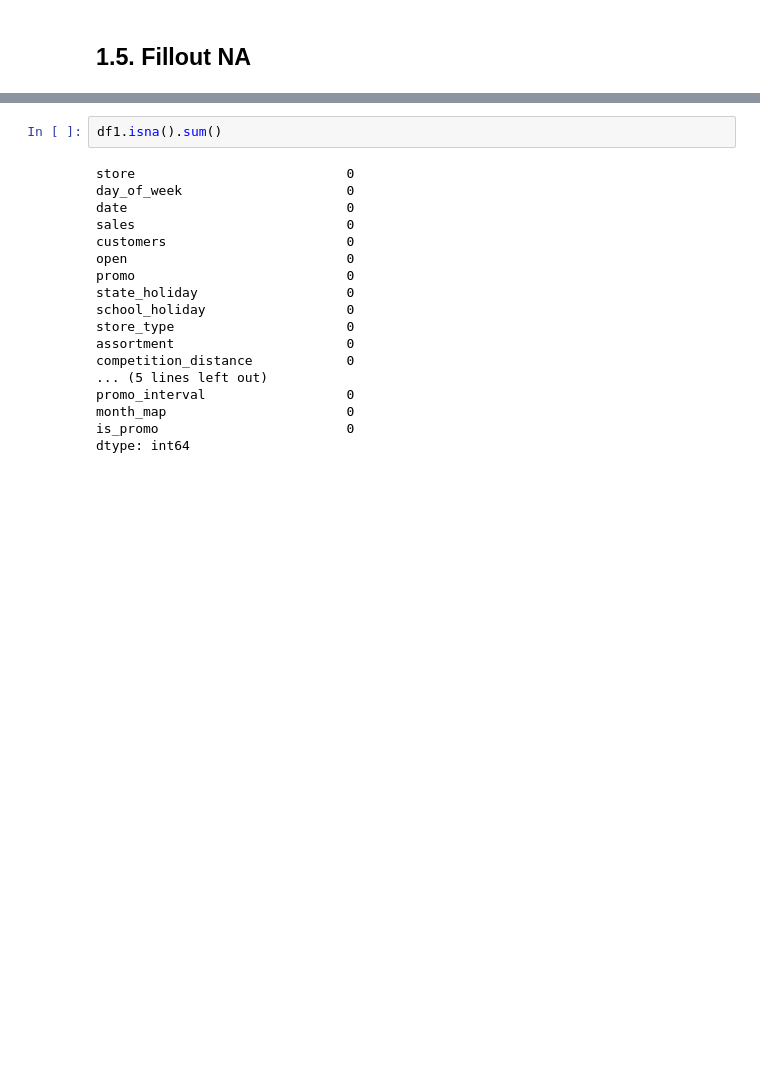
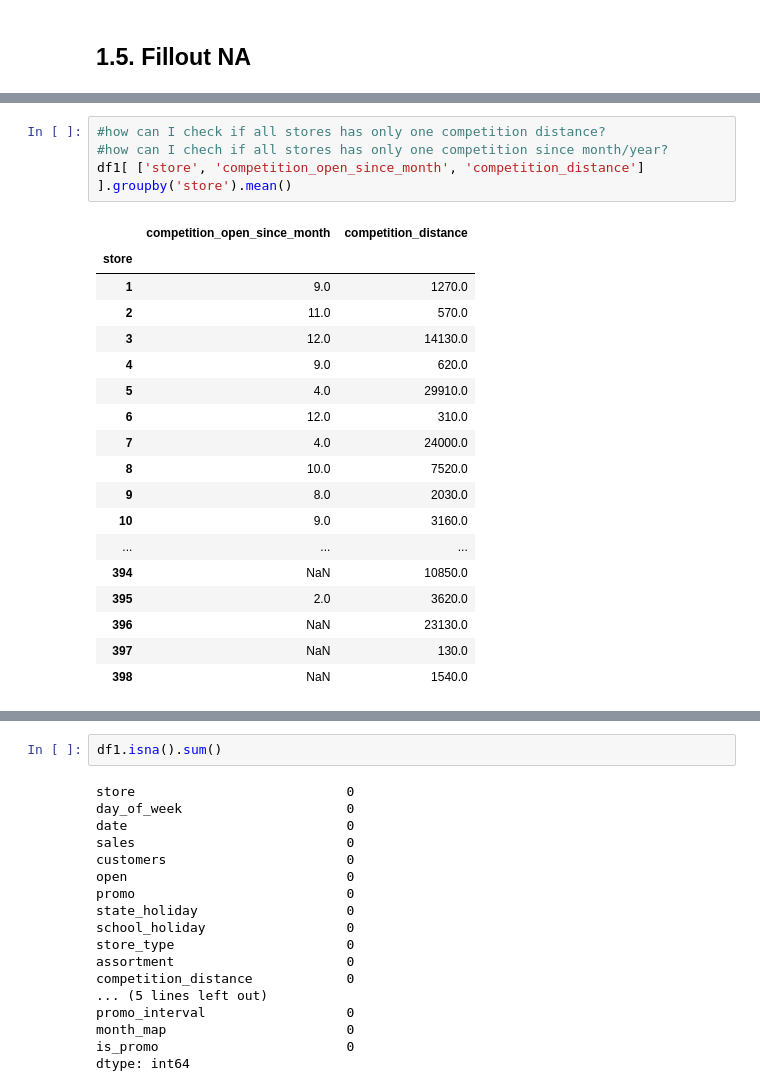
Before and after one commit to anaraquelou/ds-em-producao, a Jupyter notebook: store_sales_prediction_regression_model-testing.ipynb, the cells around one changed output, grey strips where cells are left out. Cells and saved outputs as stored; diff of their text form; blank space fills up the shorter version.

```diff
--- a/store_sales_prediction_regression_model-testing.ipynb
+++ b/store_sales_prediction_regression_model-testing.ipynb
@@ -234,3 +248,26 @@ df1.sample()
+# %%
+#how can I check if all stores has only one competition distance?
+#how can I chech if all stores has only one competition since month/year?
+df1[ ['store', 'competition_open_since_month', 'competition_distance'] ].groupby('store').mean()
+# %% [output]
+|  | competition_open_since_month | competition_distance |
+| store |  |  |
+| 1 | 9.0 | 1270.0 |
+| 2 | 11.0 | 570.0 |
+| 3 | 12.0 | 14130.0 |
+| 4 | 9.0 | 620.0 |
+| 5 | 4.0 | 29910.0 |
+| 6 | 12.0 | 310.0 |
+| 7 | 4.0 | 24000.0 |
+| 8 | 10.0 | 7520.0 |
+| 9 | 8.0 | 2030.0 |
+| 10 | 9.0 | 3160.0 |
+| ... | ... | ... |
+| 394 | NaN | 10850.0 |
+| 395 | 2.0 | 3620.0 |
+| 396 | NaN | 23130.0 |
+| 397 | NaN | 130.0 |
+| 398 | NaN | 1540.0 |
 # %%
 #competition_distance
 df1['competition_distance'] = df1['competition_distance'].apply( lambda x: 200000.0 if math.isnan( x ) else x )
```
Also changed, not shown: parts of 12 cells of this notebook, 2 other files.
